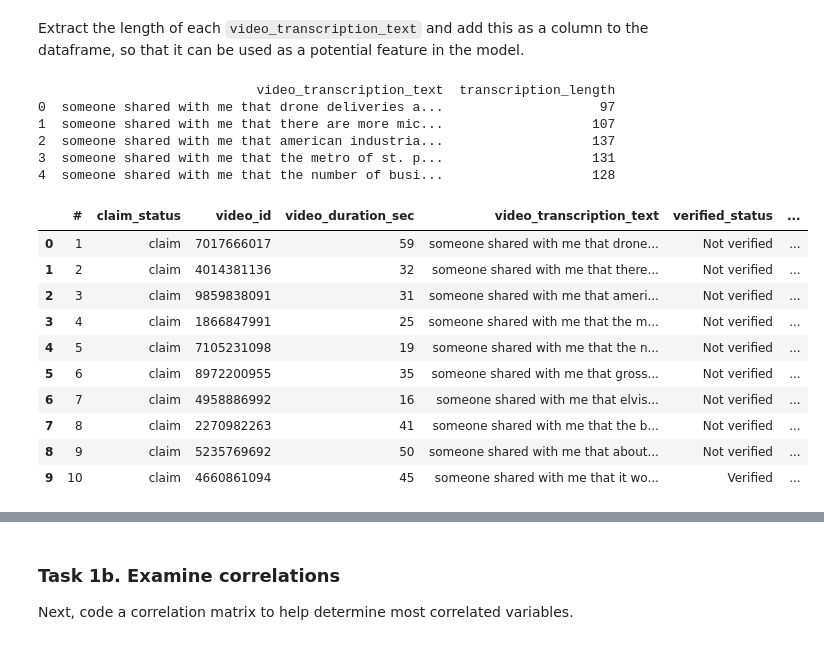
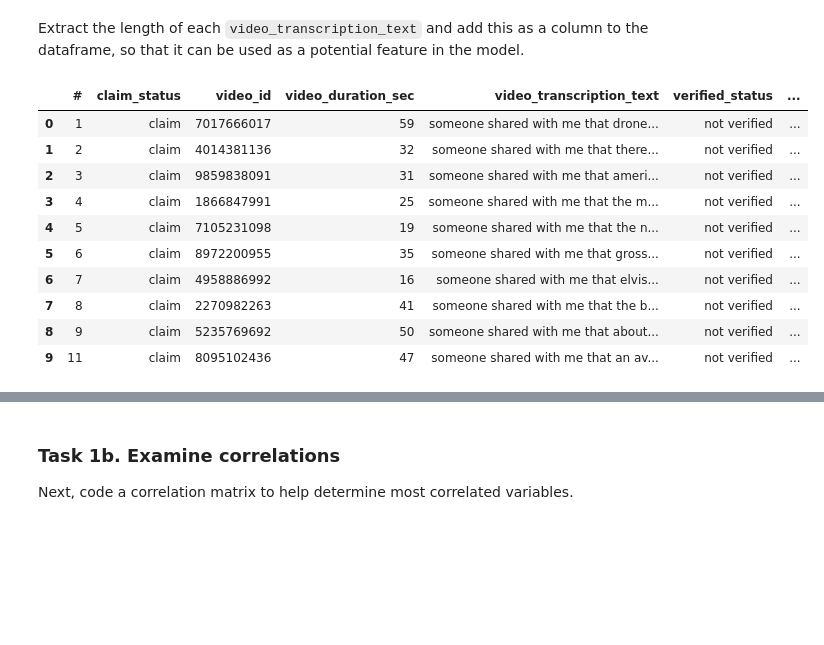
Before and after one commit to VivianSabga/Data-Analytics-for-Economics, a Jupyter notebook: TikTok Project Part-1/TikTok Project.ipynb, the cells around one changed output, grey strips where cells are left out. Drawn from its saved outputs; the diff is of its cells as text; code cells hidden in the pictures; blank space fills up the shorter version.

```diff
--- a/TikTok Project Part-1/TikTok Project.ipynb
+++ b/TikTok Project Part-1/TikTok Project.ipynb
@@ -1387,2 +1324,13 @@ ModuleNotFoundError: No module named 'ace_tools'
+# %%
+# Check and Handle outlier:"video_comment_count"
+# Calculate Q1 (25th percentile) and Q3 (75th percentile)
+Q1 = data_cleaned['video_comment_count'].quantile(0.25)
+Q3 = data_cleaned['video_comment_count'].quantile(0.75)
+
+# Compute Interquartile Range (IQR)
+IQR = Q3 - Q1
+upper_limit = Q3 + 1.5 * IQR
+
+data_cleaned.loc[data_cleaned["video_comment_count"] > upper_limit, "video_comment_count"] = upper_limit
 # %% [markdown]
 Check class balance.
@@ -1419,20 +1347,10 @@ Passing `palette` without assigning `hue` is deprecated and will be removed in v
 # %% [markdown]
 Use resampling to create class balance in the outcome variable, if needed.
 # %%
-# Check the class distribution
-print(data['verified_status'].value_counts())
-from sklearn.utils import resample
-import pandas as pd
 
-# Example data (replace with your actual dataset)
-# data = pd.read_csv('your_data.csv')  # Uncomment to load your dataset
+majority_class = data_cleaned[data_cleaned['verified_status'] == "not verified"]
+minority_class = data_cleaned[data_cleaned['verified_status'] == "verified"]
 
-# Check the class distribution
-print(data['verified_status'].value_counts())
-
-# Correcting the logic based on actual data distribution
-majority_class = data[data['verified_status'] == 'Verified']
-minority_class = data[data['verified_status'] == 'Not verified']
 
 # Check if both classes have data
 if majority_class.empty or minority_class.empty:
@@ -1440,15 +1358,14 @@ if majority_class.empty or minority_class.empty:
 
 # Upsample the minority class (duplicate samples to match majority class size)
 minority_upsampled = resample(minority_class,
-                              replace=True,  # Resample with replacement
-                              n_samples=len(majority_class),  # Match majority class size
-                              random_state=42)  # Set seed for reproducibility
+                              replace=True,
+                              n_samples=len(majority_class),
+                              random_state=42)
 
 # Combine majority class with upsampled minority class
-balanced_data = pd.concat([majority_class, minority_upsampled])
+balanced_data = pd.concat([majority_class, minority_upsampled]).reset_index(drop=True)
 
-# Display new class counts
-print("Class distribution after resampling:")
-print(balanced_data['verified_status'].value_counts())
+balanced_data = pd.concat([majority_class, minority_upsampled]).reset_index(drop=True)
+balanced_data["verified_status"].value_counts()
 # %% [output]
 verified_status
@@ -1499,33 +1385,19 @@ Name: transcription_length, dtype: float64
 # %% [markdown]
 Extract the length of each `video_transcription_text` and add this as a column to the dataframe, so that it can be used as a potential feature in the model.
-# %%
-# Ensure 'video_transcription_text' is a string type
-data['video_transcription_text'] = data['video_transcription_text'].astype(str)
-
-# Create a new column for transcription length
-data['transcription_length'] = data['video_transcription_text'].apply(len)
-
-# Display the first few rows to verify the new column
-print(data[['video_transcription_text', 'transcription_length']].head())
-# %% [output]
-                            video_transcription_text  transcription_length
-0  someone shared with me that drone deliveries a...                    97
-1  someone shared with me that there are more mic...                   107
-2  someone shared with me that american industria...                   137
-3  someone shared with me that the metro of st. p...                   131
-4  someone shared with me that the number of busi...                   128
+# %%
+balanced_data["video_transcription_text_length"] = balanced_data["video_transcription_text"].str.len()
 # %%
 # Display first few rows of dataframe after adding new column
-data.head(10)
+balanced_data.head(10)
 # %% [output]
 |  | # | claim_status | video_id | video_duration_sec | video_transcription_text | verified_status | ... |
-| 0 | 1 | claim | 7017666017 | 59 | someone shared with me that drone... | Not verified | ... |
-| 1 | 2 | claim | 4014381136 | 32 | someone shared with me that there... | Not verified | ... |
-| 2 | 3 | claim | 9859838091 | 31 | someone shared with me that ameri... | Not verified | ... |
-| 3 | 4 | claim | 1866847991 | 25 | someone shared with me that the m... | Not verified | ... |
-| 4 | 5 | claim | 7105231098 | 19 | someone shared with me that the n... | Not verified | ... |
-| 5 | 6 | claim | 8972200955 | 35 | someone shared with me that gross... | Not verified | ... |
-| 6 | 7 | claim | 4958886992 | 16 | someone shared with me that elvis... | Not verified | ... |
-| 7 | 8 | claim | 2270982263 | 41 | someone shared with me that the b... | Not verified | ... |
-| 8 | 9 | claim | 5235769692 | 50 | someone shared with me that about... | Not verified | ... |
-| 9 | 10 | claim | 4660861094 | 45 | someone shared with me that it wo... | Verified | ... |
+| 0 | 1 | claim | 7017666017 | 59 | someone shared with me that drone... | not verified | ... |
+| 1 | 2 | claim | 4014381136 | 32 | someone shared with me that there... | not verified | ... |
+| 2 | 3 | claim | 9859838091 | 31 | someone shared with me that ameri... | not verified | ... |
+| 3 | 4 | claim | 1866847991 | 25 | someone shared with me that the m... | not verified | ... |
+| 4 | 5 | claim | 7105231098 | 19 | someone shared with me that the n... | not verified | ... |
+| 5 | 6 | claim | 8972200955 | 35 | someone shared with me that gross... | not verified | ... |
+| 6 | 7 | claim | 4958886992 | 16 | someone shared with me that elvis... | not verified | ... |
+| 7 | 8 | claim | 2270982263 | 41 | someone shared with me that the b... | not verified | ... |
+| 8 | 9 | claim | 5235769692 | 50 | someone shared with me that about... | not verified | ... |
+| 9 | 11 | claim | 8095102436 | 47 | someone shared with me that an av... | not verified | ... |
```
Also changed, not shown: parts of 61 cells of this notebook.
